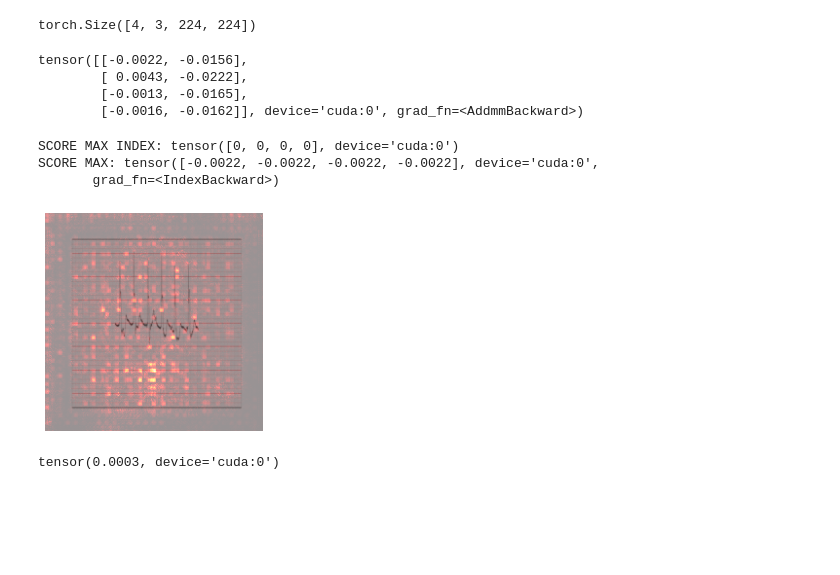
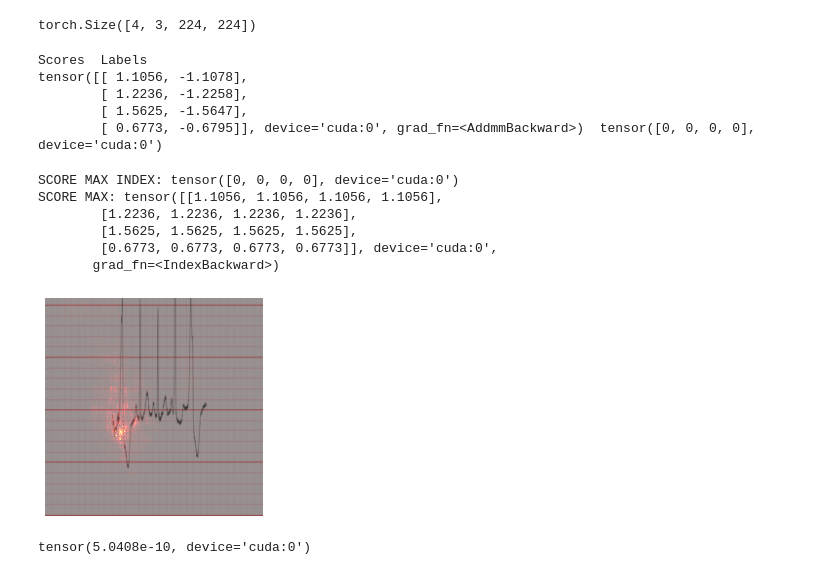
Before and after one commit to ruivarandas/DSLproject, a Jupyter notebook: notebooks/testing_and_interpret.ipynb, the cells around one changed output. Drawn from its saved outputs; the diff is of its cells as text; code cells hidden in the pictures; blank space fills up the shorter version.

Commit message:
fixed labels

```diff
--- a/notebooks/testing_and_interpret.ipynb
+++ b/notebooks/testing_and_interpret.ipynb
@@ -22,7 +20,8 @@ class DataPreparation:
     def data_transformations():
         data_transforms = {
             'test': transforms.Compose([
-                transforms.Resize((224,224)),
+                transforms.CenterCrop((200, 1500)),
+                transforms.Resize((224, 224)),
                 transforms.ToTensor(),
                 transforms.Normalize([0.485, 0.456, 0.406], [0.229, 0.224, 0.225])
             ])
@@ -85,17 +80,18 @@ torch.Size([4, 3, 224, 224])
 # %%
 x.requires_grad_();
 scores = model(x)
-# %%
-scores
-# %% [output]
-tensor([[-0.0022, -0.0156],
-        [ 0.0043, -0.0222],
-        [-0.0013, -0.0165],
-        [-0.0016, -0.0162]], device='cuda:0', grad_fn=<AddmmBackward>)
+# %%
+print(f"Scores\tLabels\n{scores}\t{labels}")
+# %% [output]
+Scores  Labels
+tensor([[ 1.1056, -1.1078],
+        [ 1.2236, -1.2258],
+        [ 1.5625, -1.5647],
+        [ 0.6773, -0.6795]], device='cuda:0', grad_fn=<AddmmBackward>)  tensor([0, 0, 0, 0], device='cuda:0')
 # %%
 score_max_index = scores.argmax(dim=1)
 print(f"SCORE MAX INDEX: {score_max_index}")
-score_max = scores[0,score_max_index]
+score_max = scores[:, score_max_index]
 print(f"SCORE MAX: {score_max}")
 
 '''
@@ -113,20 +109,24 @@ across all colour channels.
 saliency, _ = torch.max(x.grad.data.abs(),dim=1)
 # %% [output]
 SCORE MAX INDEX: tensor([0, 0, 0, 0], device='cuda:0')
-SCORE MAX: tensor([-0.0022, -0.0022, -0.0022, -0.0022], device='cuda:0',
+SCORE MAX: tensor([[1.1056, 1.1056, 1.1056, 1.1056],
+        [1.2236, 1.2236, 1.2236, 1.2236],
+        [1.5625, 1.5625, 1.5625, 1.5625],
+        [0.6773, 0.6773, 0.6773, 0.6773]], device='cuda:0',
        grad_fn=<IndexBackward>)
 # %%
+index = 3
 # code to plot the saliency map as a heatmap
 plt.figure()
-img1 = plt.imshow(saliency[0].cpu().numpy(), cmap=plt.cm.hot, alpha=.7)
+img1 = plt.imshow(saliency[index].cpu().numpy(), cmap=plt.cm.hot, alpha=.7)
 # plt.axis('off')
 # plt.show()
-img2 = plt.imshow(deprocess(x[0].cpu()), alpha=.4)
+img2 = plt.imshow(deprocess(x[index].cpu()), alpha=.4)
 plt.axis('off')
 plt.show()
 # %% [output]
-[figure, old version]
+[figure, new version]
 # %%
-saliency.mean()
+saliency[index].mean()
 # %% [output]
-tensor(0.0003, device='cuda:0')
+tensor(5.0408e-10, device='cuda:0')
```
Also changed, not shown: parts of 8 cells of this notebook, 3 other files.
